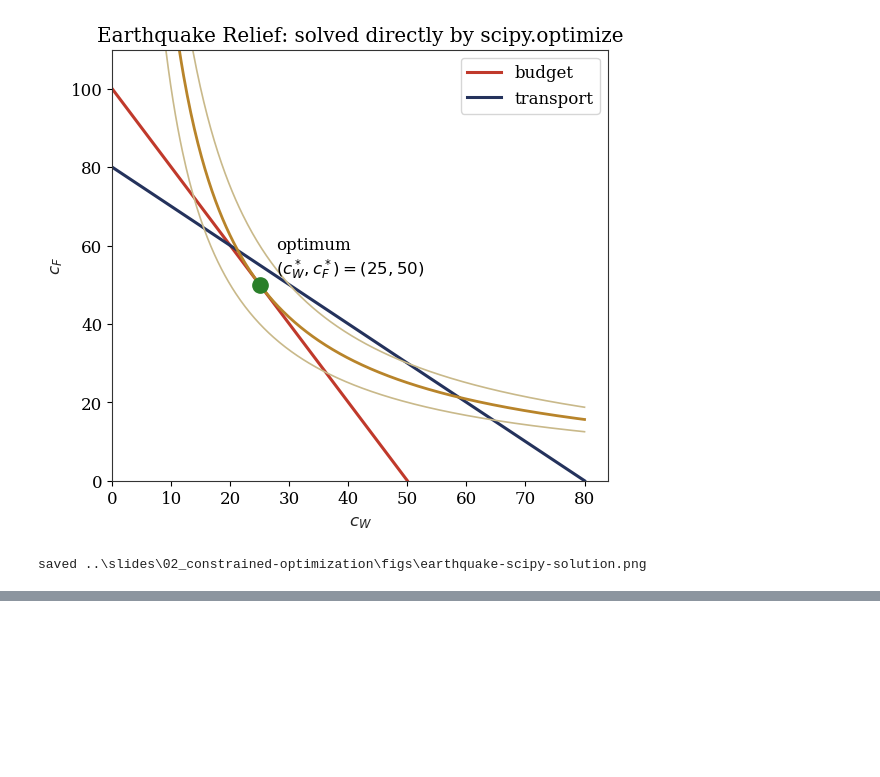
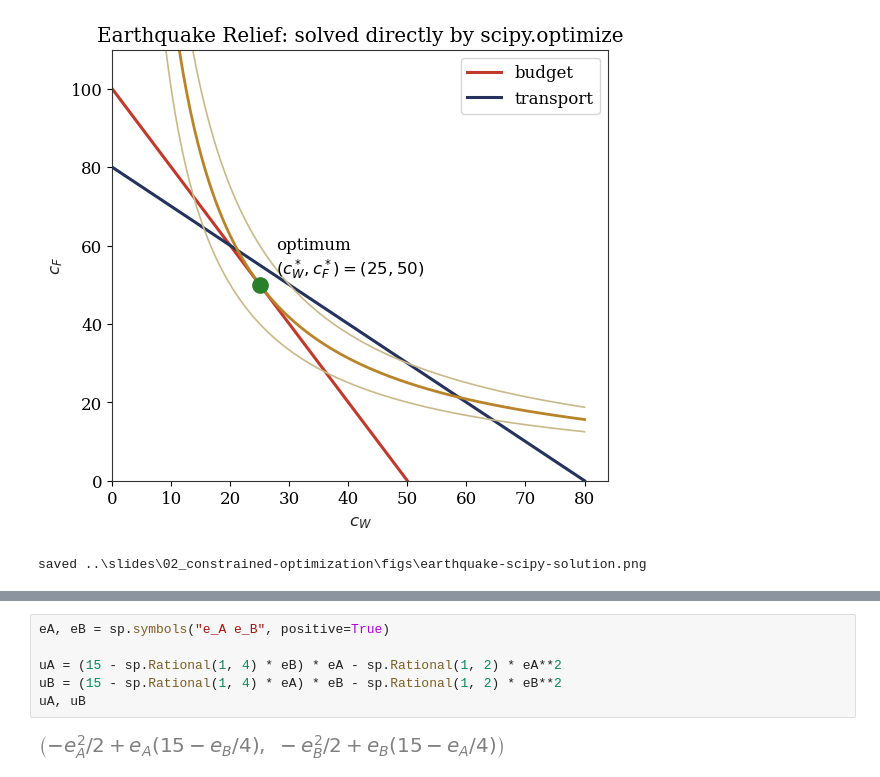
Before and after one commit to jhconning/hunter_eco701, a Jupyter notebook: notebooks/topic02_constrained_optimization_numerical.ipynb, the cells around one changed output, grey strips where cells are left out. Saved outputs shown, nothing was run; the diff lists cells and outputs as text; blank space fills up the shorter version.

```diff
--- a/notebooks/topic02_constrained_optimization_numerical.ipynb
+++ b/notebooks/topic02_constrained_optimization_numerical.ipynb
@@ -522,0 +532,8 @@ saved ..\slides\02_constrained-optimization\figs\earthquake-scipy-solution.png
+# %%
+eA, eB = sp.symbols("e_A e_B", positive=True)
+
+uA = (15 - sp.Rational(1, 4) * eB) * eA - sp.Rational(1, 2) * eA**2
+uB = (15 - sp.Rational(1, 4) * eA) * eB - sp.Rational(1, 2) * eB**2
+uA, uB
+# %% [output]
+[figure, added]
```
Also changed, not shown: parts of 17 cells of this notebook, 8 other files.
